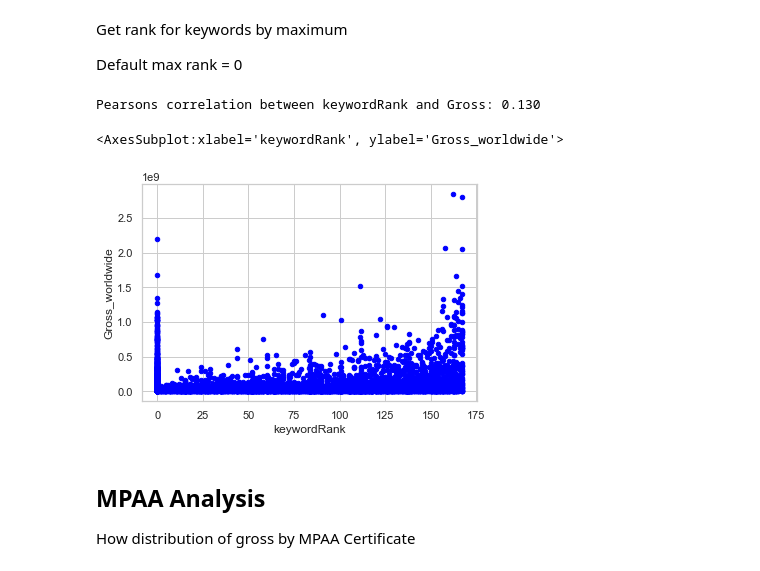
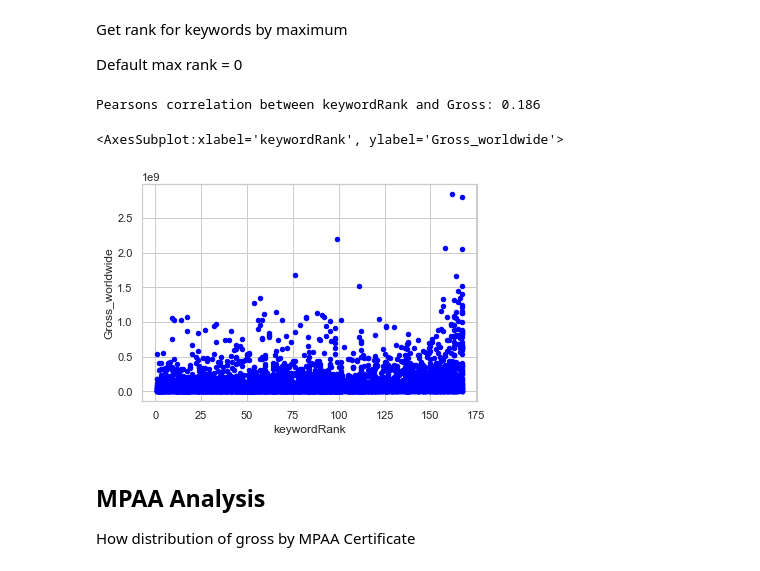
Before and after one commit to theobmgit/bor-prediction-analysis, a Jupyter notebook: notebook/FeatureEngineering.ipynb, the cells around one changed output. Drawn from its saved outputs; the diff is of its cells as text; code cells hidden in the pictures.

```diff
--- a/notebook/FeatureEngineering.ipynb
+++ b/notebook/FeatureEngineering.ipynb
@@ -626,6 +624,6 @@ We call them leader cast. And now move on to develop rank
 cast10Movies.sort_values(by='Mean',ascending=True,inplace=True)
 castRank=dict()
 for i, row in enumerate(cast10Movies['Cast']):
-    castRank[row]=i
+    castRank[row]=i+1
 castRank
 # %% [output]
@@ -872,6 +872,6 @@ Now we will develop rank of crew
 crewRank=dict()
 releases4crew=releases4crew.sort_values(by='Mean').reset_index(drop=True)
 for i, row in enumerate(releases4crew['Crew']):
-    crewRank[row]=i
+    crewRank[row]=i+1
 crewRank
 # %% [output]
@@ -1150,6 +1150,6 @@ Move on to rank the Studios.
 studios10Larger.sort_values(by='Mean',ascending=True,inplace=True)
 studioRank=dict()
 for i, row in enumerate(studios10Larger['Studios']):
-    studioRank[row]=i
+    studioRank[row]=i+1
 studioRank
 # %% [output]
@@ -1528,6 +1514,0 @@ lan100Releases.sort_values(by='Median',ascending=False)
-# %%
-lan100Releases=lan100Releases.sort_values(by='Median',ascending=True).reset_index(drop=True)
-languageRank=dict()
-for i, row in enumerate(lan100Releases['Languages']):
-    languageRank[row]=i+1 ## Plus 1 in order to release the 0 position for another film
-languageRank
@@ -1686,22 +1638,24 @@ Default max rank = 0
 # %%
 import random
 def getKeywordsRank(keywords):
     max=0
     for keyword in keywords:
         if keyword not in keywordRank.keys():
             continue
         if keywordRank[keyword]>max:
             max=keywordRank[keyword]
+    if max==0:
+        max=random.randint(1,100)
     return max
 data2=data.copy()
 data2['keywordRank']=data2['Keywords'].apply(getKeywordsRank)
 corr= pearsonr(data2['keywordRank'],data2['Gross_worldwide'])[0]
 print('Pearsons correlation between keywordRank and Gross: %.3f' % corr)
 data2.plot.scatter(x='keywordRank',y='Gross_worldwide',color='blue')
 # %% [output]
-Pearsons correlation between keywordRank and Gross: 0.130
+Pearsons correlation between keywordRank and Gross: 0.186
 <AxesSubplot:xlabel='keywordRank', ylabel='Gross_worldwide'>
-[figure, old version]
+[figure, new version]
 # %%
 final['keywordRank']=data2['keywordRank']
 # %% [markdown]
```
Also changed, not shown: parts of 25 cells of this notebook, 2 other files.
